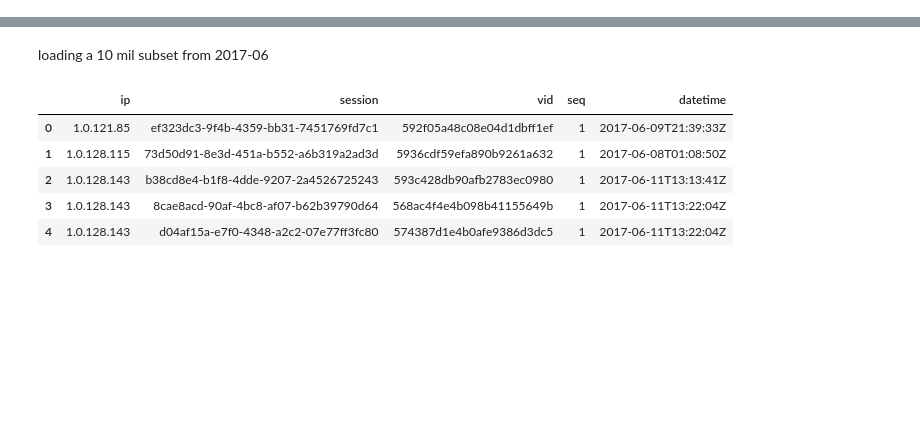
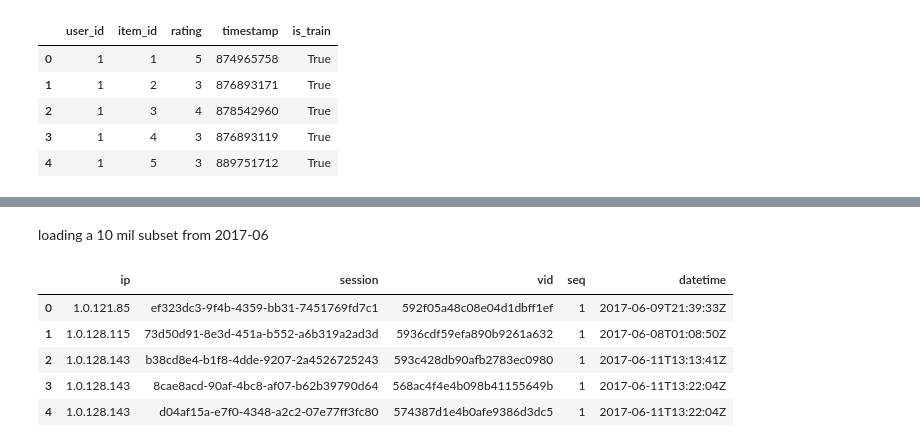
Before and after one commit to ehudbaumatz/recsys, a Jupyter notebook: notebooks/touching base.ipynb, the cells around one changed output, grey strips where cells are left out. Cells and saved outputs as stored; diff of their text form; code cells hidden in the pictures; blank space fills up the shorter version.

```diff
--- a/notebooks/touching base.ipynb
+++ b/notebooks/touching base.ipynb
@@ -11,3 +11,14 @@ import seaborn as sns
 sns.set(color_codes=True)
 
 pd.options.display.max_columns = 999
+# %%
+train = pd.read_csv('/Users/baumatz/Downloads/ml-100k/ua.base', sep='\t', header=None, names=['user_id', 'item_id', 'rating' , 'timestamp'])
+train['is_train'] = True
+train.head()
+# %% [output]
+|  | user_id | item_id | rating | timestamp | is_train |
+| 0 | 1 | 1 | 5 | 874965758 | True |
+| 1 | 1 | 2 | 3 | 876893171 | True |
+| 2 | 1 | 3 | 4 | 878542960 | True |
+| 3 | 1 | 4 | 3 | 876893119 | True |
+| 4 | 1 | 5 | 3 | 889751712 | True |
```
Also changed, not shown: parts of 3 cells of this notebook, 8 other files.
